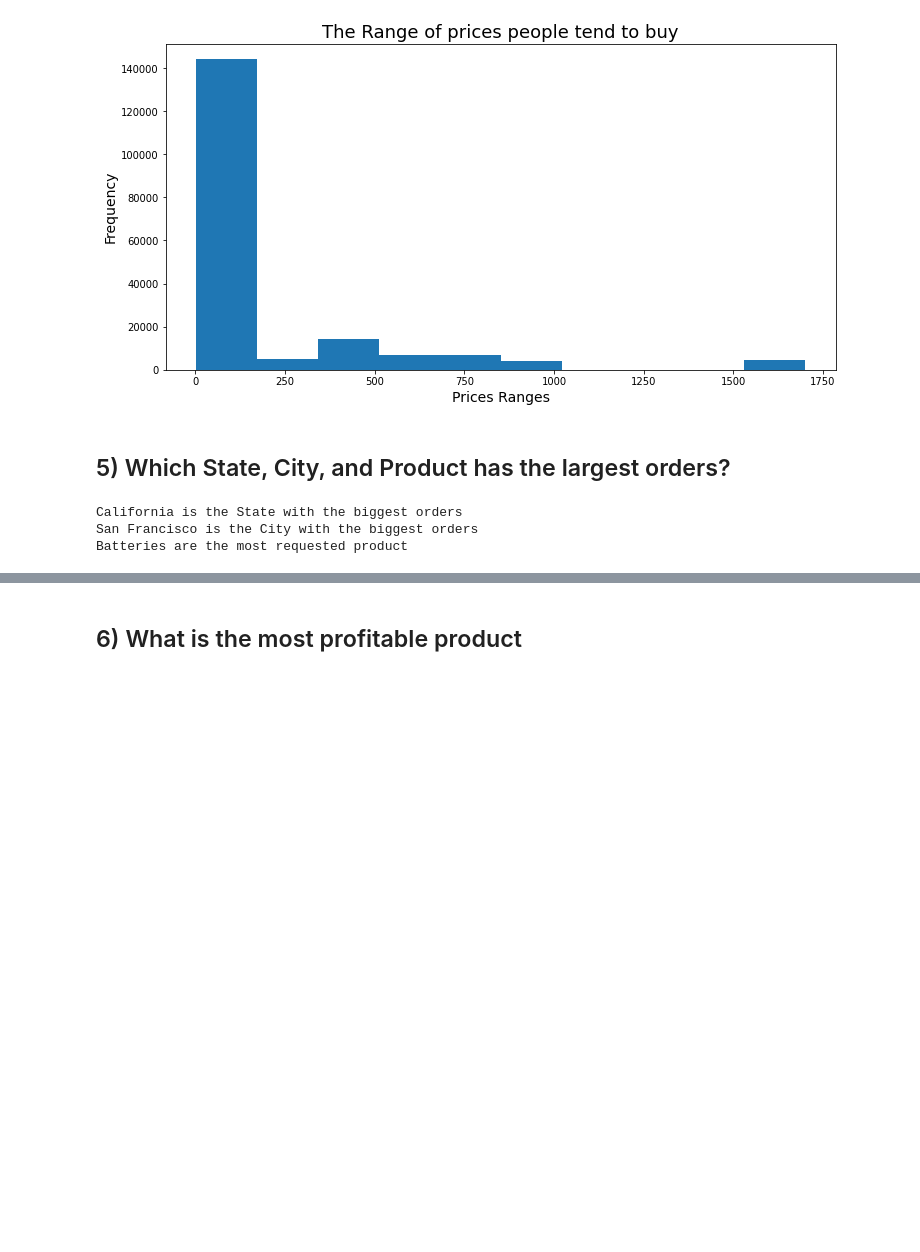
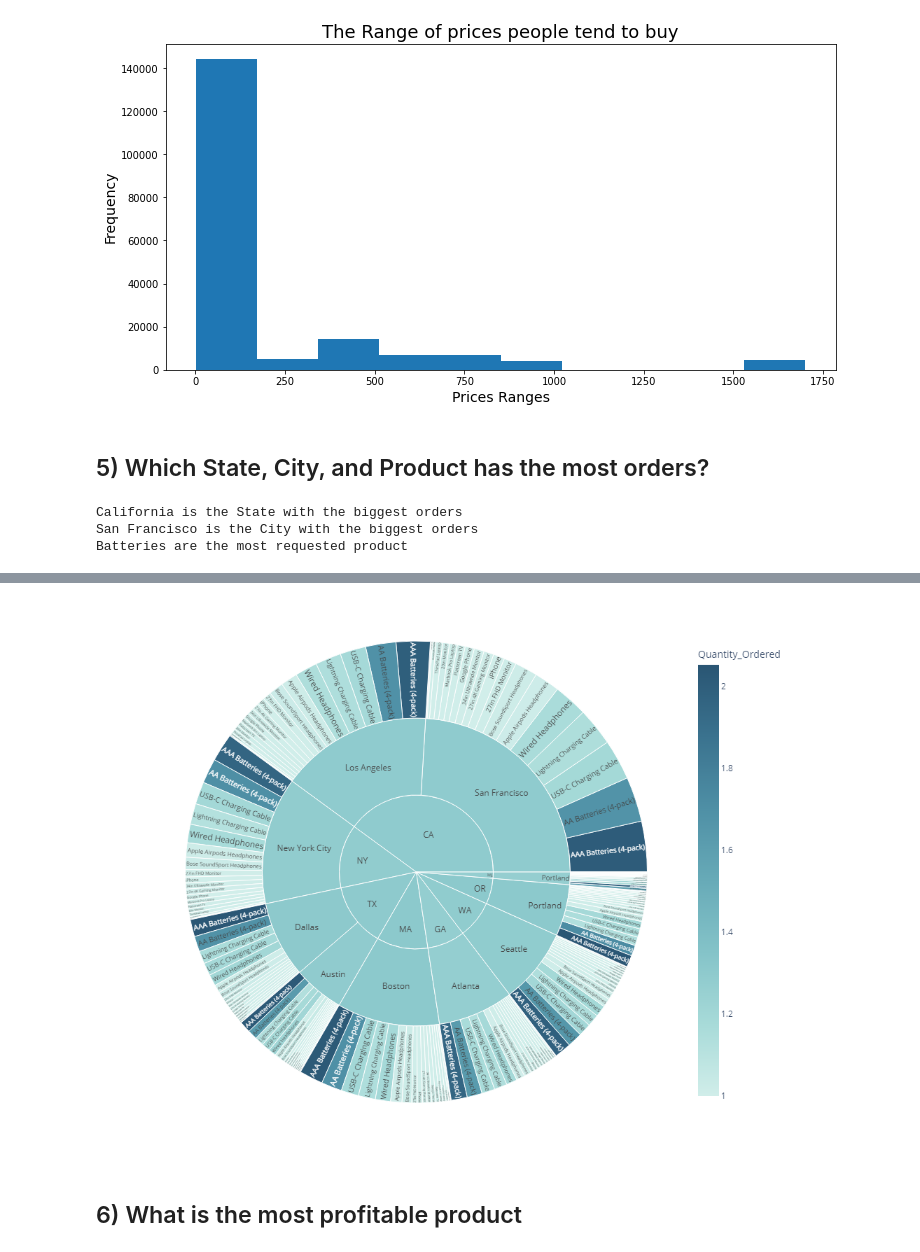
Before and after one commit to AdhamAlQatawy/ElectronicStoreAnalysis, a Jupyter notebook: SalesNoteBook.ipynb, the cells around one changed output, grey strips where cells are left out. Saved outputs shown, nothing was run; the diff lists cells and outputs as text; code cells hidden in the pictures; blank space fills up the shorter version.

```diff
--- a/SalesNoteBook.ipynb
+++ b/SalesNoteBook.ipynb
@@ -443,11 +443,11 @@ print("It looks like people like to buy cheaper products more than the expensive
 It looks like people like to buy cheaper products more than the expensive ones
 [figure]
 # %% [markdown]
-## 5) Which State, City, and Product has the largest orders?
+## 5) Which State, City, and Product has the most orders?
 # %%
-fig = px.sunburst(df_modified, path =["State","City", "Product"], values = "Quantity_Ordered", width = 400, height= 300, color_continuous_scale='Teal', color = "Quantity_Ordered")
+fig = px.sunburst(df_modified, path =["State","City", "Product"], values = "Quantity_Ordered", width = 1000, height= 800, color_continuous_scale='Teal', color = "Quantity_Ordered")
 print("California is the State with the biggest orders\nSan Francisco is the City with the biggest orders\nBatteries are the most requested product")
-fig.show()
+fig.show("png")
 # %% [output]
 California is the State with the biggest orders
 San Francisco is the City with the biggest orders
@@ -456,3 +455,4 @@ Batteries are the most requested product
+[figure, added]
 # %% [markdown]
 ## 6) What is the most profitable product
 # %%
```
Also changed, not shown: parts of 2 cells of this notebook, 2 other files.
